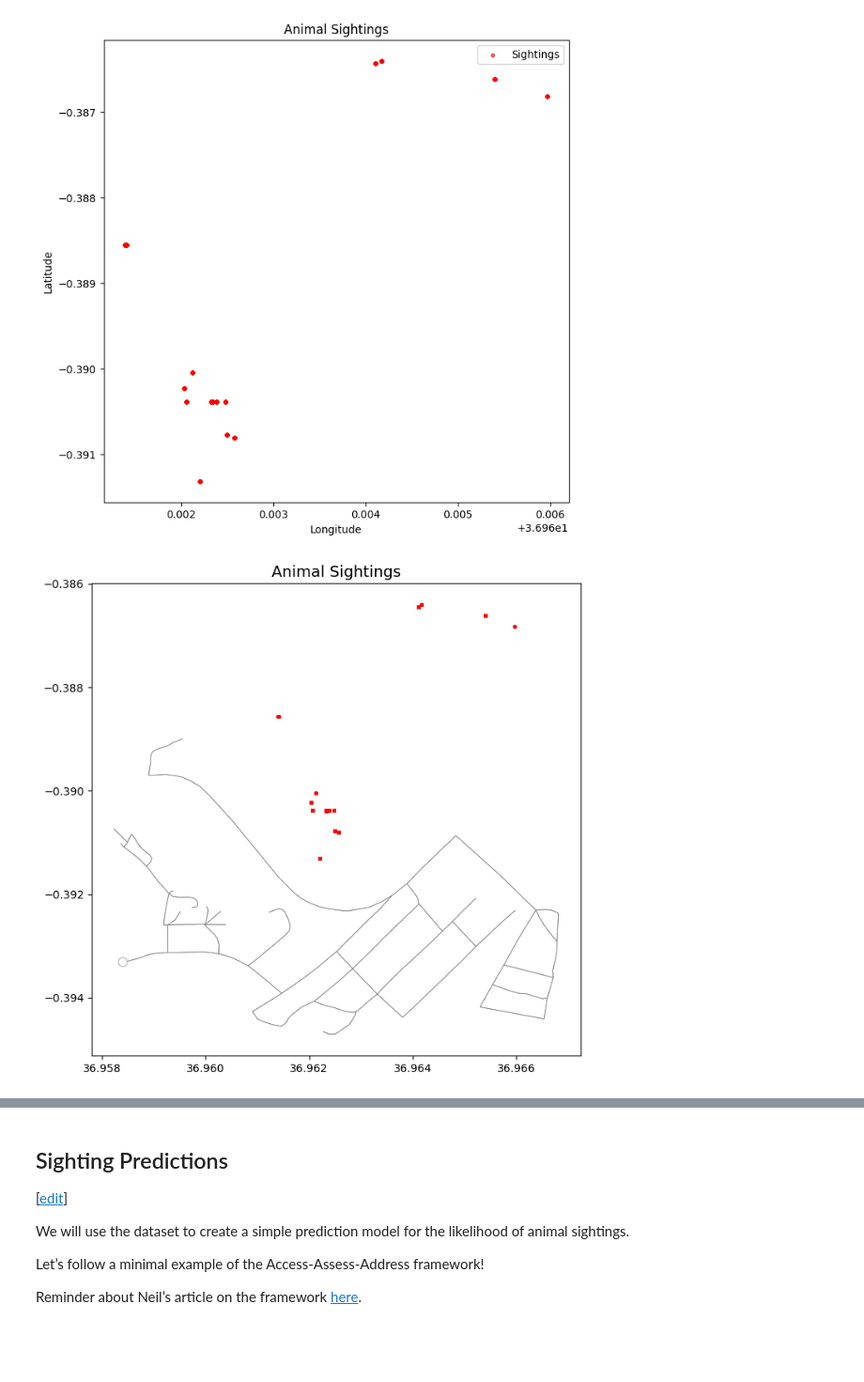
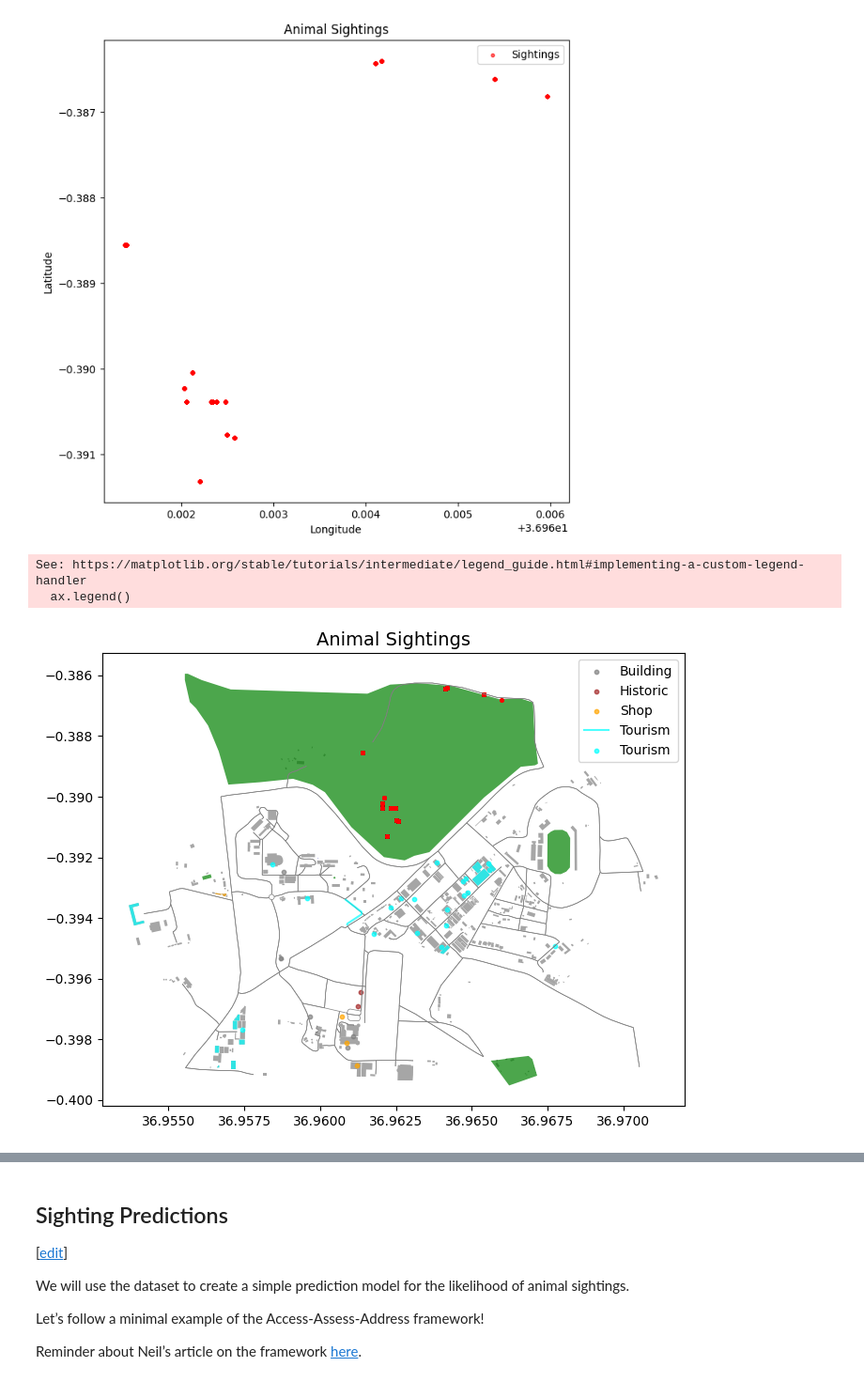
Before and after one commit to will-genius/mlfcworkshop, a Jupyter notebook: _notebooks/03-dataset-joining-practical.ipynb, the cells around one changed output, grey strips where cells are left out. Shown at 94% size. Cells and saved outputs as stored; diff of their text form; code cells hidden in the pictures; blank space fills up the shorter version.

```diff
--- a/_notebooks/03-dataset-joining-practical.ipynb
+++ b/_notebooks/03-dataset-joining-practical.ipynb
@@ -165,26 +153,70 @@ conservancy_plot(porini_df)
 # %%
 import osmnx as ox
 import matplotlib.pyplot as plt
+import math
 
 
-def conservancyplot_with_osmnx(df, lat="Latitude", long="Longitude", title="Animal Sightings"):
-    # center of the sighting coordinates
+def conservancyplot_with_osmnx(df, lat="Latitude", long="Longitude", title="Animal Sightings", tags=None):
+    # Calculate the center of the sighting coordinates
     center_lat = df[lat].mean()
     center_long = df[long].mean()
-    distance = 500 # radius distance
+
+    # Download OSM street network for a larger area around the center
+    # Adjust the distance based on how large an area you want to see
+    distance = 1000 # in meters
     G = ox.graph_from_point((center_lat, center_long), dist=distance, network_type="all")
     nodes, edges = ox.graph_to_gdfs(G)
 
+    # Plot
     fig, ax = plt.subplots(figsize=(8,8))
     edges.plot(ax=ax, linewidth=0.5, edgecolor="gray")
+
+    # Download and plot features if tags are provided
+    if tags:
+        # Download features within the same area
+        gdf_features = ox.features_from_point((center_lat, center_long), tags=tags, dist=distance)
+
+        # Define a color map for different tags (you can customize this)
+        tag_colors = {
+            "amenity": "blue",
+            "building": "grey",
+            "leisure": "green",
+            "historic": "brown",
+            "shop": "orange",
+            "tourism": "cyan",
+            "religion": "pink",
+            "memorial": "olive"
+        }
+
+        # Plot features based on their tags
+        for tag, color in tag_colors.items():
+            if tag in gdf_features.columns:
+                # Select features that have this tag and plot them
+                if not gdf_features[gdf_features[tag].notna()].empty:
+                     gdf_features[gdf_features[tag].notna()].plot(ax=ax, color=color, alpha=0.7, markersize=10, label=tag.capitalize())
+
+
     ax.scatter(df[long], df[lat], color="red", s=5, alpha=0.7)
     ax.set_title(title, fontsize=14)
+    if tags: # Add legend if tags are plotted
+        ax.legend()
     plt.show()
 
+# Example usage with tags (you can customize these tags and their colors)
+conservancyplot_with_osmnx(porini_df, tags={
 
-conservancyplot_with_osmnx(porini_df)
+    "building": True,
+    "leisure": True,
+    "historic": True,
+    "shop": True,
+    "tourism": True,
+    "religion": True,
+    "memorial": True
+})
 # %% [output]
+See: https://matplotlib.org/stable/tutorials/intermediate/legend_guide.html#implementing-a-custom-legend-handler
+  ax.legend()
-[figure, old version]
+[figure, new version]
 # %% [markdown]
 <!-- Dsail Porini Address -->
 # %% [markdown]
```
Also changed, not shown: parts of 32 cells of this notebook.
